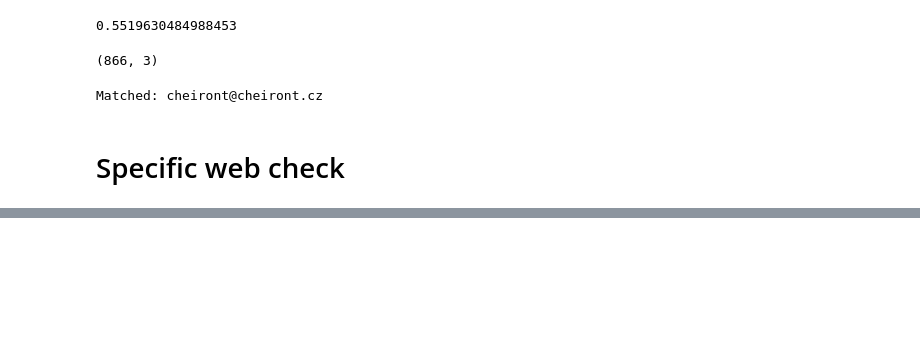
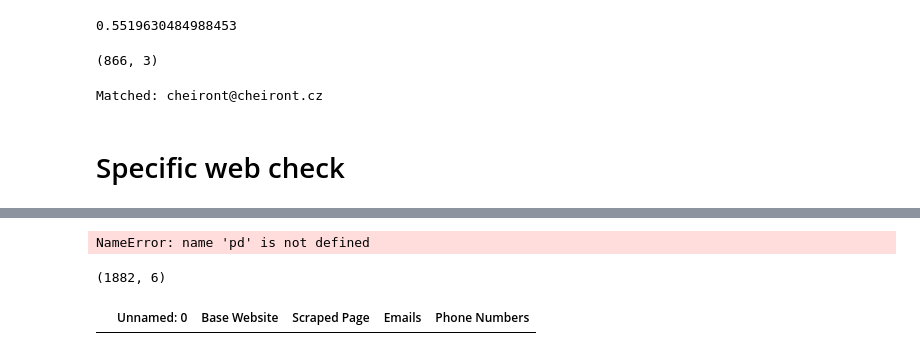
Before and after one commit to DmitriiSid/SafeZone, a Jupyter notebook: notebooks/mail_scraper.ipynb, the cells around one changed output, grey strips where cells are left out. Saved outputs shown, nothing was run; the diff lists cells and outputs as text; code cells hidden in the pictures; blank space fills up the shorter version.

```diff
--- a/notebooks/mail_scraper.ipynb
+++ b/notebooks/mail_scraper.ipynb
@@ -362,0 +609,4 @@ for url in urls:
+# %%
+df_res = pd.DataFrame(scrape_urls(df))
+# %% [output]
+NameError: name 'pd' is not defined
@@ -362,0 +629,10 @@ for url in urls:
+# %%
+df_scraped_full = pd.read_csv('../data/1_06/df_scraped_full.csv')
+df_scraped_full.shape
+# %% [output]
+(1882, 6)
+# %%
+#df_scraped_full.loc[df_scraped_full['Scraped Page'].str.endswith('kontakty')]
+df_scraped_full.loc[df_scraped_full['Scraped Page'] != df_scraped_full['Scraped Page']]
+# %% [output]
+|  | Unnamed: 0 | Base Website | Scraped Page | Emails | Phone Numbers |
```
Also changed, not shown: parts of 16 cells of this notebook, 7 other files.
